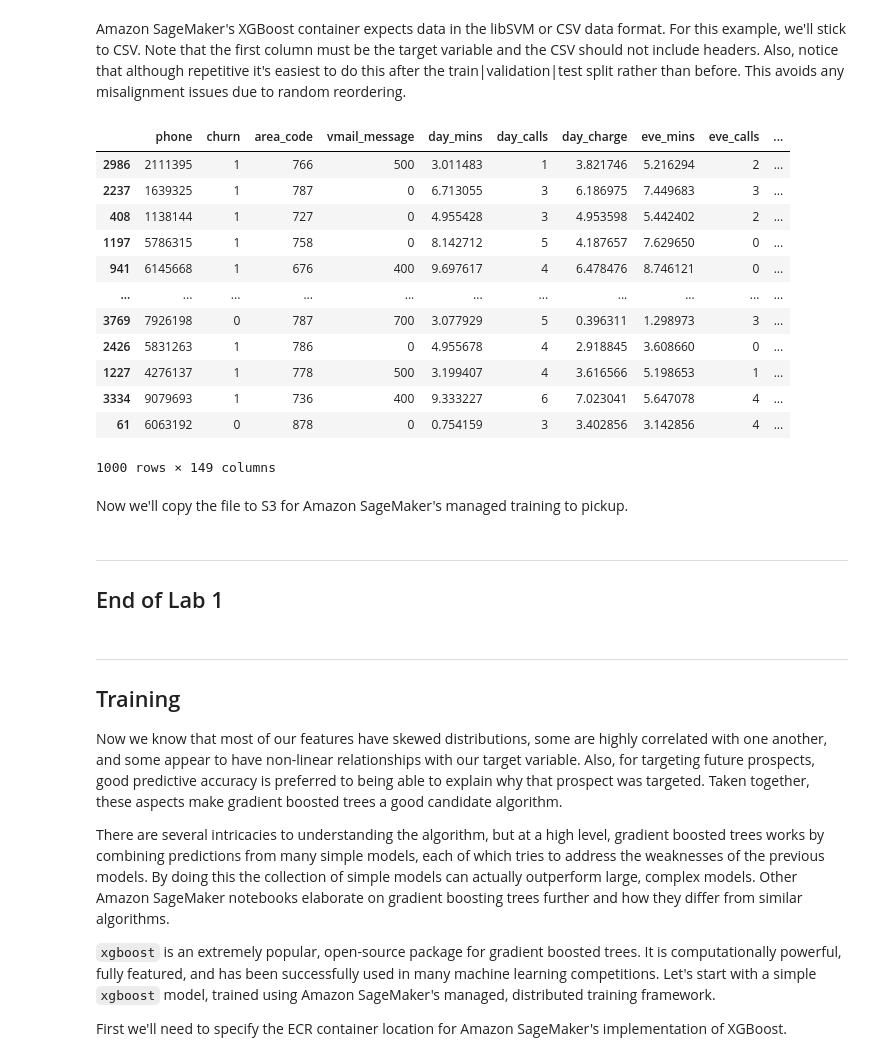
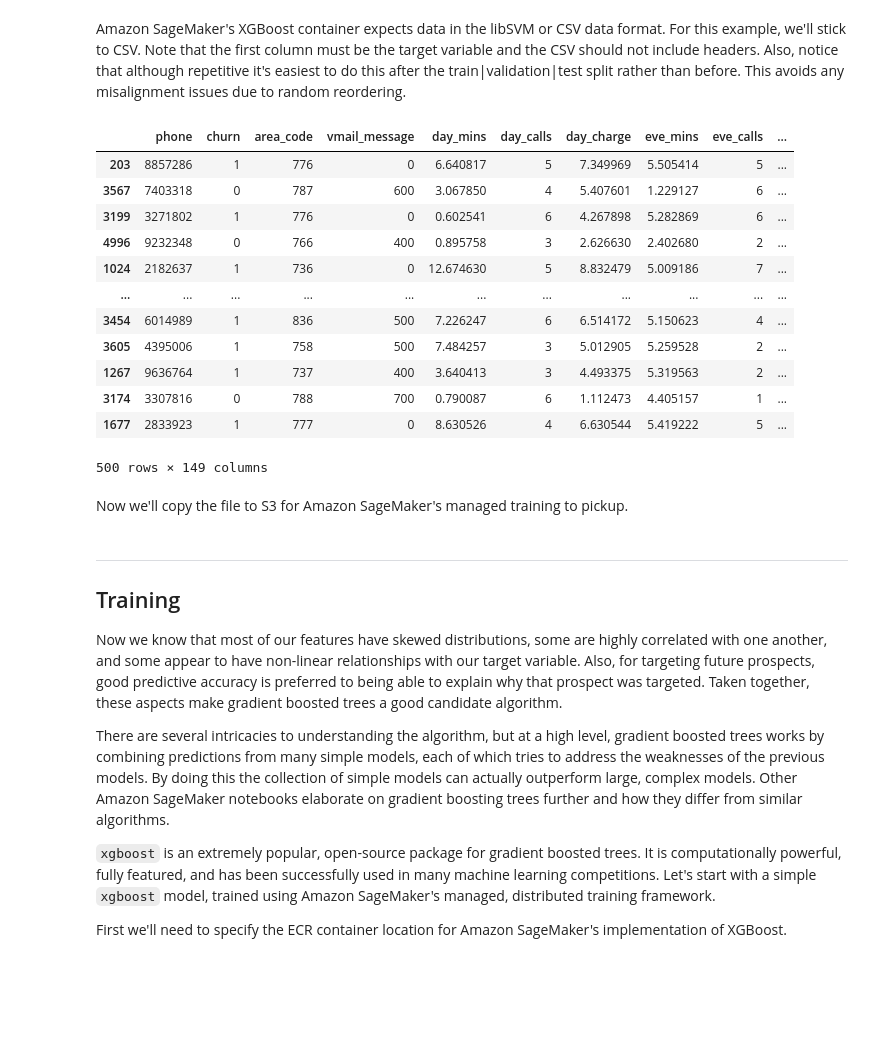
Before and after one commit to ajayravindranathan/tlc303, a Jupyter notebook: TLC303-CustomerChurnPrediction-FeatureStore-XGBoost.ipynb, the cells around one changed output. Drawn from its saved outputs; the diff is of its cells as text; code cells hidden in the pictures; blank space fills up the shorter version.

```diff
--- a/TLC303-CustomerChurnPrediction-FeatureStore-XGBoost.ipynb
+++ b/TLC303-CustomerChurnPrediction-FeatureStore-XGBoost.ipynb
@@ -150,32 +142,28 @@ Amazon SageMaker's XGBoost container expects data in the libSVM or CSV data form
 # cell 09
 pd.concat([train_data['churn'], train_data.drop(['churn'], axis=1)], axis=1).to_csv('train.csv', index=False, header=False)
 pd.concat([validation_data['churn'], validation_data.drop(['churn'], axis=1)], axis=1).to_csv('validation.csv', index=False, header=False)
-# %%
-validation_data
-# %% [output]
-|  | phone | churn | area_code | vmail_message | day_mins | day_calls | day_charge | eve_mins | eve_calls | ... |
-| 2986 | 2111395 | 1 | 766 | 500 | 3.011483 | 1 | 3.821746 | 5.216294 | 2 | ... |
-| 2237 | 1639325 | 1 | 787 | 0 | 6.713055 | 3 | 6.186975 | 7.449683 | 3 | ... |
-| 408 | 1138144 | 1 | 727 | 0 | 4.955428 | 3 | 4.953598 | 5.442402 | 2 | ... |
-| 1197 | 5786315 | 1 | 758 | 0 | 8.142712 | 5 | 4.187657 | 7.629650 | 0 | ... |
-| 941 | 6145668 | 1 | 676 | 400 | 9.697617 | 4 | 6.478476 | 8.746121 | 0 | ... |
-| ... | ... | ... | ... | ... | ... | ... | ... | ... | ... | ... |
-| 3769 | 7926198 | 0 | 787 | 700 | 3.077929 | 5 | 0.396311 | 1.298973 | 3 | ... |
-| 2426 | 5831263 | 1 | 786 | 0 | 4.955678 | 4 | 2.918845 | 3.608660 | 0 | ... |
-| 1227 | 4276137 | 1 | 778 | 500 | 3.199407 | 4 | 3.616566 | 5.198653 | 1 | ... |
-| 3334 | 9079693 | 1 | 736 | 400 | 9.333227 | 6 | 7.023041 | 5.647078 | 4 | ... |
-| 61 | 6063192 | 0 | 878 | 0 | 0.754159 | 3 | 3.402856 | 3.142856 | 4 | ... |
-1000 rows × 149 columns
+# %%
+test_data
+# %% [output]
+|  | phone | churn | area_code | vmail_message | day_mins | day_calls | day_charge | eve_mins | eve_calls | ... |
+| 203 | 8857286 | 1 | 776 | 0 | 6.640817 | 5 | 7.349969 | 5.505414 | 5 | ... |
+| 3567 | 7403318 | 0 | 787 | 600 | 3.067850 | 4 | 5.407601 | 1.229127 | 6 | ... |
+| 3199 | 3271802 | 1 | 776 | 0 | 0.602541 | 6 | 4.267898 | 5.282869 | 6 | ... |
+| 4996 | 9232348 | 0 | 766 | 400 | 0.895758 | 3 | 2.626630 | 2.402680 | 2 | ... |
+| 1024 | 2182637 | 1 | 736 | 0 | 12.674630 | 5 | 8.832479 | 5.009186 | 7 | ... |
+| ... | ... | ... | ... | ... | ... | ... | ... | ... | ... | ... |
+| 3454 | 6014989 | 1 | 836 | 500 | 7.226247 | 6 | 6.514172 | 5.150623 | 4 | ... |
+| 3605 | 4395006 | 1 | 758 | 500 | 7.484257 | 3 | 5.012905 | 5.259528 | 2 | ... |
+| 1267 | 9636764 | 1 | 737 | 400 | 3.640413 | 3 | 4.493375 | 5.319563 | 2 | ... |
+| 3174 | 3307816 | 0 | 788 | 700 | 0.790087 | 6 | 1.112473 | 4.405157 | 1 | ... |
+| 1677 | 2833923 | 1 | 777 | 0 | 8.630526 | 4 | 6.630544 | 5.419222 | 5 | ... |
+500 rows × 149 columns
 # %% [markdown]
 Now we'll copy the file to S3 for Amazon SageMaker's managed training to pickup.
 # %%
 # cell 10
 boto3.Session().resource('s3').Bucket(bucket).Object(os.path.join(prefix, 'train/train.csv')).upload_file('train.csv')
 boto3.Session().resource('s3').Bucket(bucket).Object(os.path.join(prefix, 'validation/validation.csv')).upload_file('validation.csv')
-# %% [markdown]
----
-
-## End of Lab 1
 # %% [markdown]
 ---
 
```
Also changed, not shown: parts of 5 cells of this notebook.
